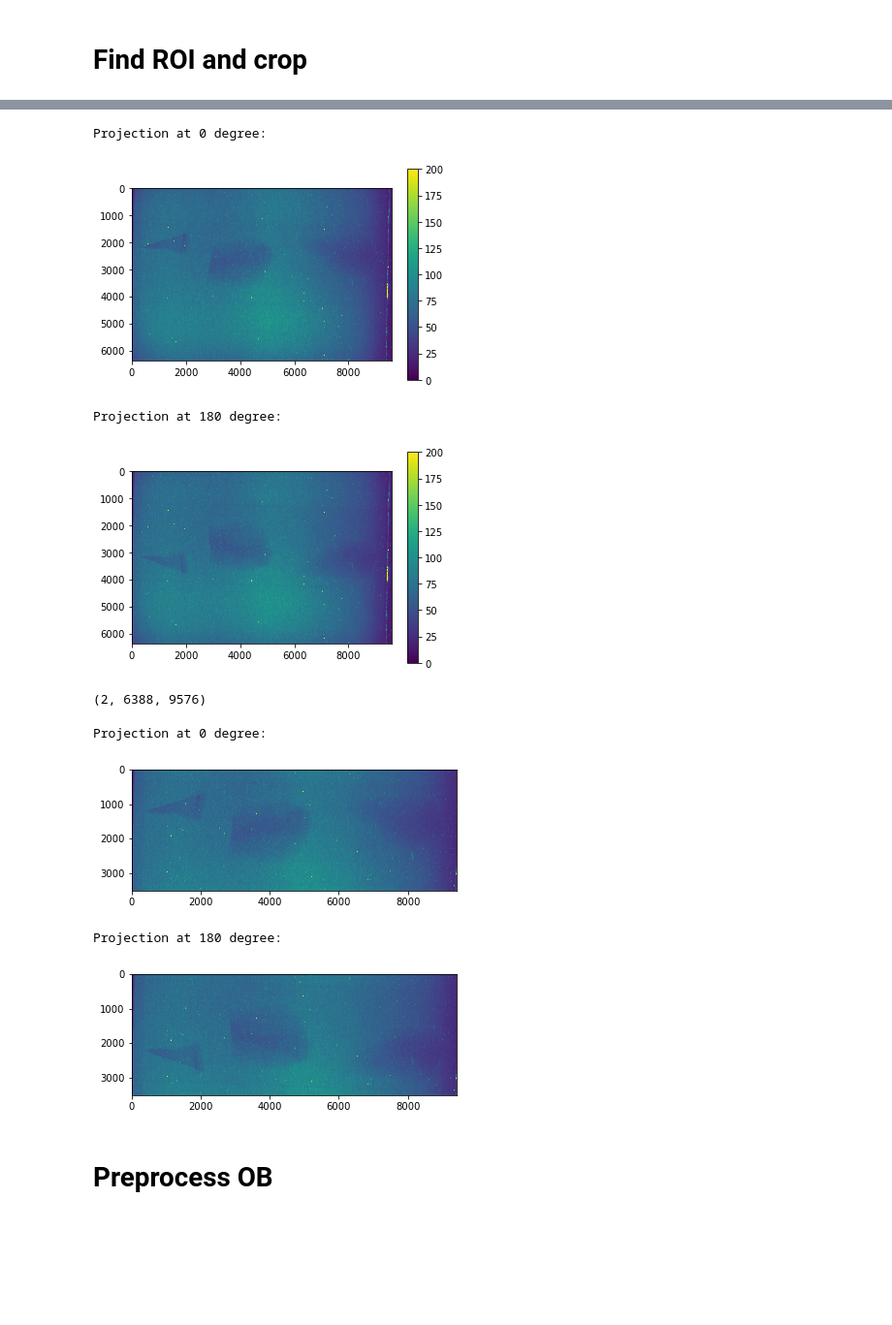
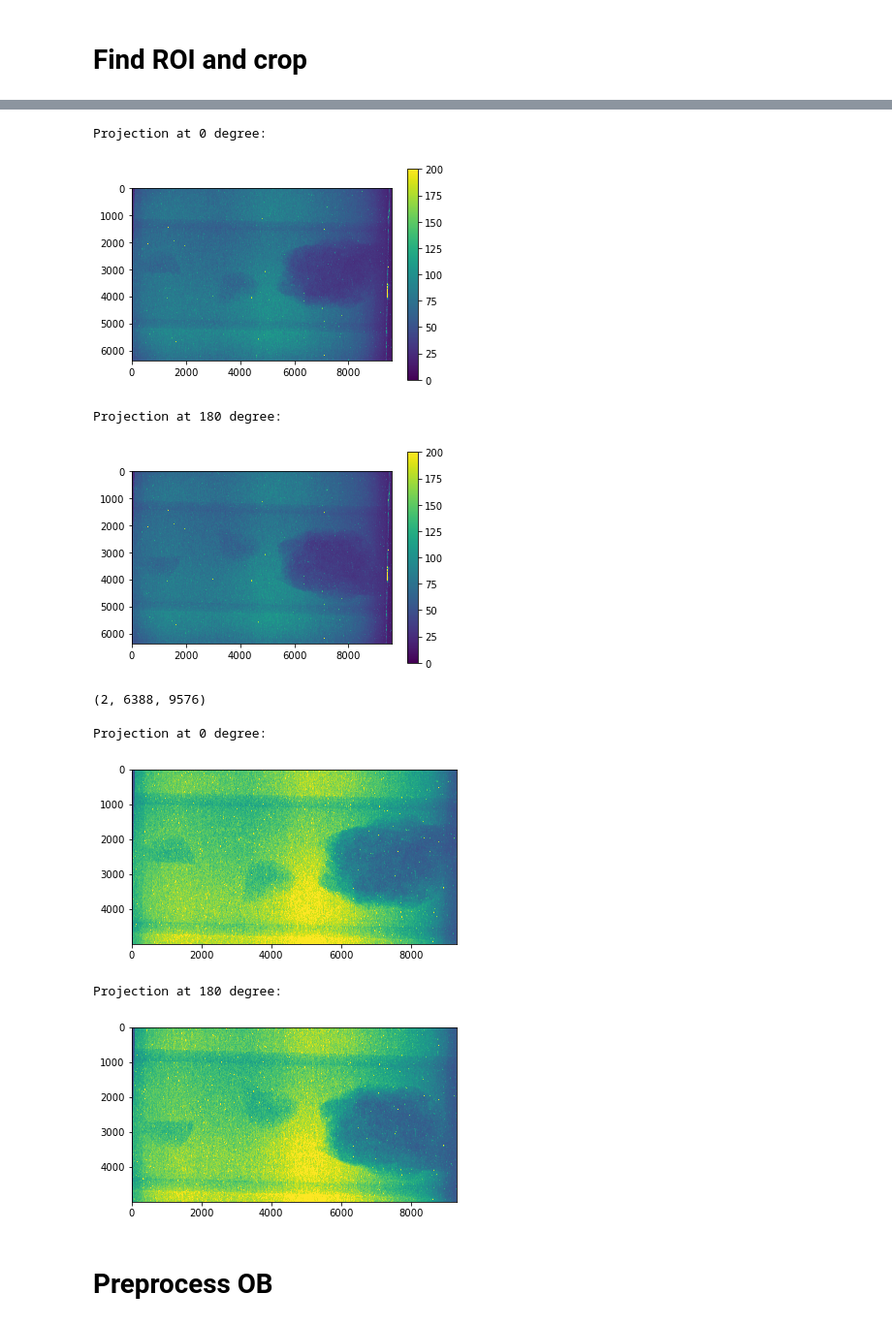
Before and after one commit to zhangy6x/research_stuff, a Jupyter notebook: jupyter_notebooks/norm_recon/preprocess_high_res_files_master.ipynb, the cells around one changed output, grey strips where cells are left out. Shown at 97% size. Cells and saved outputs as stored; diff of their text form; code cells hidden in the pictures; blank space fills up the shorter version.

```diff
--- a/jupyter_notebooks/norm_recon/preprocess_high_res_files_master.ipynb
+++ b/jupyter_notebooks/norm_recon/preprocess_high_res_files_master.ipynb
@@ -30,15 +31,15 @@ os.listdir(dc_loc)
 ['2022_11_08_QHY']
 # %%
 ###################### need to change start
-sample_name = "2022_11_08_tube1_sample1_2_3_from_bottom"
+sample_name = "2022_11_09_tube2_sample5_4_6_from_bottom"
 ct_dir = os.path.join(ct_loc, sample_name)
-ob_dir = os.path.join(ob_loc, "2022_10_14_high_res")
+ob_dir = os.path.join(ob_loc, "2022_11_09")
 dc_dir = os.path.join(dc_loc, "2022_11_08_QHY")
 # ct_dir = "/HFIR/CG1D/IPTS-"+ipts+"/shared/processed_data/raw_to_recon"
 # ob_dir = "/HFIR/CG1D/IPTS-"+ipts+"/shared/processed_data/raw_to_recon"
 # dc_dir = "/HFIR/CG1D/IPTS-"+ipts+"/shared/processed_data/raw_to_recon"
 gamma_diff = 20
-save_to = "/HFIR/CG1D/IPTS-"+ipts+"/shared/autoreduce/raw_to_recon/" + sample_name
+save_to = "/HFIR/CG1D/IPTS-"+ipts+"/shared/autoreduce/norm_to_recon/" + sample_name
 ob_name = save_to + "/" + 'ob_0000'
 dc_name = save_to + "/" + 'dc_0000'
 ###################### need to change end
@@ -88,9 +81,9 @@ plt.colorbar()
 plt.show()
 # %% [output]
 Projection at 0 degree:
-[figure, old version]
+[figure, new version]
 Projection at 180 degree:
-[figure, old version]
+[figure, new version]
 # %%
 preview_image_stack.shape
 # %% [output]
@@ -98,22 +91,22 @@ preview_image_stack.shape
 # %%
 ###################### need to change start
 crop = True
 crop_left = 0
-crop_right = 9400
-crop_top = 1000
-crop_bottom = 4500
+crop_right = 9300
+crop_top = 500
+crop_bottom = 5500
 ###################### need to change end
 preview_image_stack_crop = rocku.crop(preview_image_stack, crop_left, crop_right, crop_top, crop_bottom, crop)
 print("Projection at 0 degree:")
-plt.imshow(preview_image_stack_crop[0], vmin=0, vmax=200)
+plt.imshow(preview_image_stack_crop[0], vmin=0, vmax=100)
 plt.show()
 print("Projection at 180 degree:")
-plt.imshow(preview_image_stack_crop[1], vmin=0, vmax=200)
+plt.imshow(preview_image_stack_crop[1], vmin=0, vmax=100)
 plt.show()
 # %% [output]
 Projection at 0 degree:
-[figure, old version]
+[figure, new version]
 Projection at 180 degree:
-[figure, old version]
+[figure, new version]
 # %% [markdown]
 # Preprocess OB
```
Also changed, not shown: parts of 14 cells of this notebook, 3 other files.
